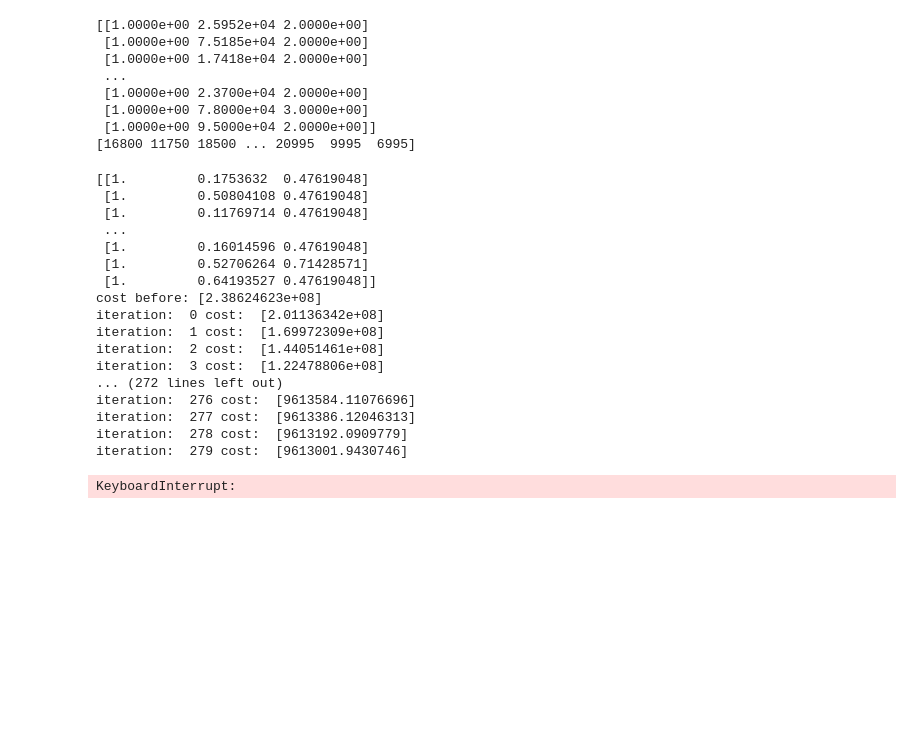
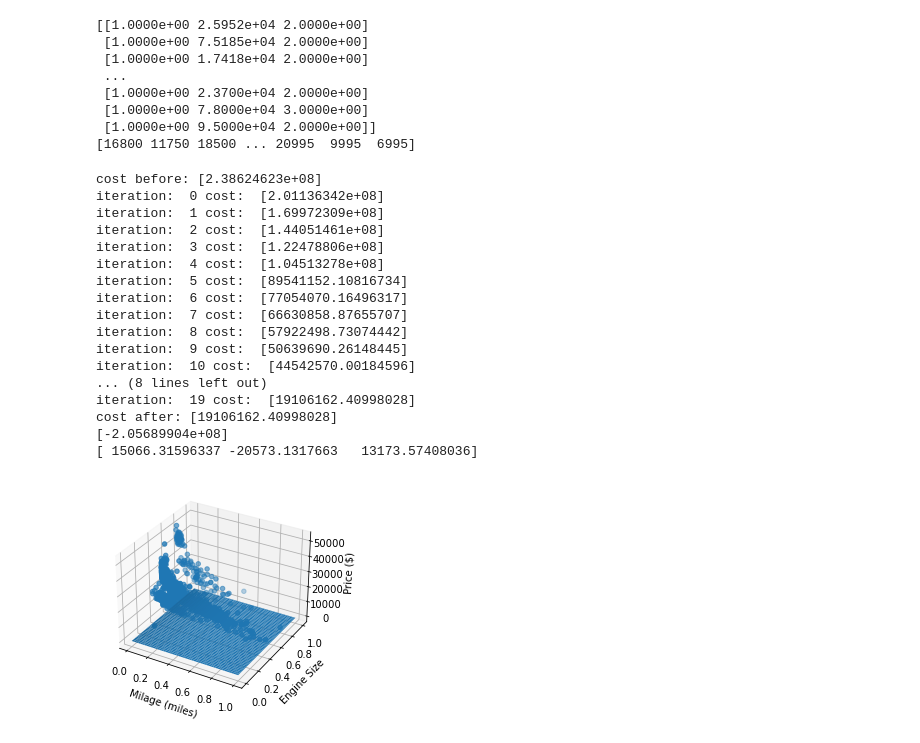
Before and after one commit to Zjjc123/stanford-ml-course, a Jupyter notebook: week-2/1.Multivariate Linear Regression.ipynb, the cells around one changed output. Drawn from its saved outputs; the diff is of its cells as text; code cells hidden in the pictures; blank space fills up the shorter version.

```diff
--- a/week-2/1.Multivariate Linear Regression.ipynb
+++ b/week-2/1.Multivariate Linear Regression.ipynb
@@ -175,11 +175,13 @@ def gradient_descent(inputs, outputs, thetas, alpha):
 
 # learning rate
 a = 1.5
-iterations = 1000
+iterations = 20
 
 # parameters
 _thetas = np.zeros(input_data.shape[1])
 
+
+# normalizing features
 normalized_input_data = np.zeros((input_data.shape[0], input_data.shape[1]))
 for i in range(0, input_data.shape[1]):
     if (i == 0):
@@ -190,7 +192,7 @@ for i in range(0, input_data.shape[1]):
         a_min = np.min(input_data[:,i])
         for j in range(input_data.shape[0]):
             normalized_input_data[j, i] = input_data[j, i] / (a_max - a_min)
-print(normalized_input_data)
+
 print('cost before:', cost_function(normalized_input_data, output_data, _thetas))
 
 for i in range(iterations):
@@ -203,45 +205,43 @@ fig = plt.figure()
 ax = plt.axes(projection="3d")
 
 ax.scatter3D(normalized_input_data[:,1], normalized_input_data[:,2], output_data)
 
 x_lin = np.linspace(0, np.max(normalized_input_data[:,1]), normalized_input_data.shape[0])
 y_lin = np.linspace(0, np.max(normalized_input_data[:,2]), normalized_input_data.shape[0])
 z_lin = np.zeros(normalized_input_data.shape[0])
 
 for i in range(normalized_input_data.shape[0]):
     z_lin[i] = hypothesis_function([1, x_lin[i], y_lin[i]], _thetas)
 
 def fun(x, y):
     return x**2 + y
 
 X, Y = np.meshgrid(x_lin, y_lin)
 zs = np.array(fun(np.ravel(X), np.ravel(Y)))
 Z = zs.reshape(X.shape)
 ax.plot_surface(X, Y, Z)
 
 print(hypothesis_function([1, 10000, 2], _thetas))
 
 ax.set_xlabel("Milage (miles)")
 ax.set_ylabel("Engine Size")
 ax.set_zlabel("Price ($)")
-
-print(_thetas)
 # %% [output]
-[[1.         0.1753632  0.47619048]
- [1.         0.50804108 0.47619048]
- [1.         0.11769714 0.47619048]
- ...
- [1.         0.16014596 0.47619048]
- [1.         0.52706264 0.71428571]
- [1.         0.64193527 0.47619048]]
 cost before: [2.38624623e+08]
 iteration:  0 cost:  [2.01136342e+08]
 iteration:  1 cost:  [1.69972309e+08]
 iteration:  2 cost:  [1.44051461e+08]
 iteration:  3 cost:  [1.22478806e+08]
-... (272 lines left out)
-iteration:  276 cost:  [9613584.11076696]
-iteration:  277 cost:  [9613386.12046313]
-iteration:  278 cost:  [9613192.0909779]
-iteration:  279 cost:  [9613001.9430746]
+iteration:  4 cost:  [1.04513278e+08]
+iteration:  5 cost:  [89541152.10816734]
+iteration:  6 cost:  [77054070.16496317]
+iteration:  7 cost:  [66630858.87655707]
+iteration:  8 cost:  [57922498.73074442]
+iteration:  9 cost:  [50639690.26148445]
+iteration:  10 cost:  [44542570.00184596]
+... (8 lines left out)
+iteration:  19 cost:  [19106162.40998028]
+cost after: [19106162.40998028]
+[-2.05689904e+08]
+[ 15066.31596337 -20573.1317663   13173.57408036]
-KeyboardInterrupt:
+[figure, added]
```
